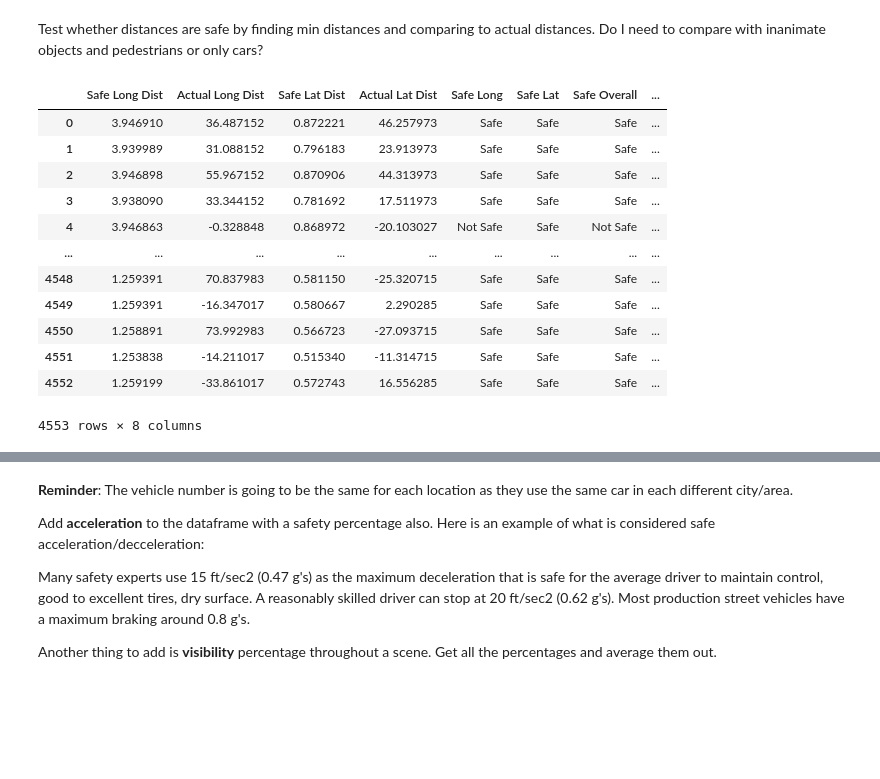
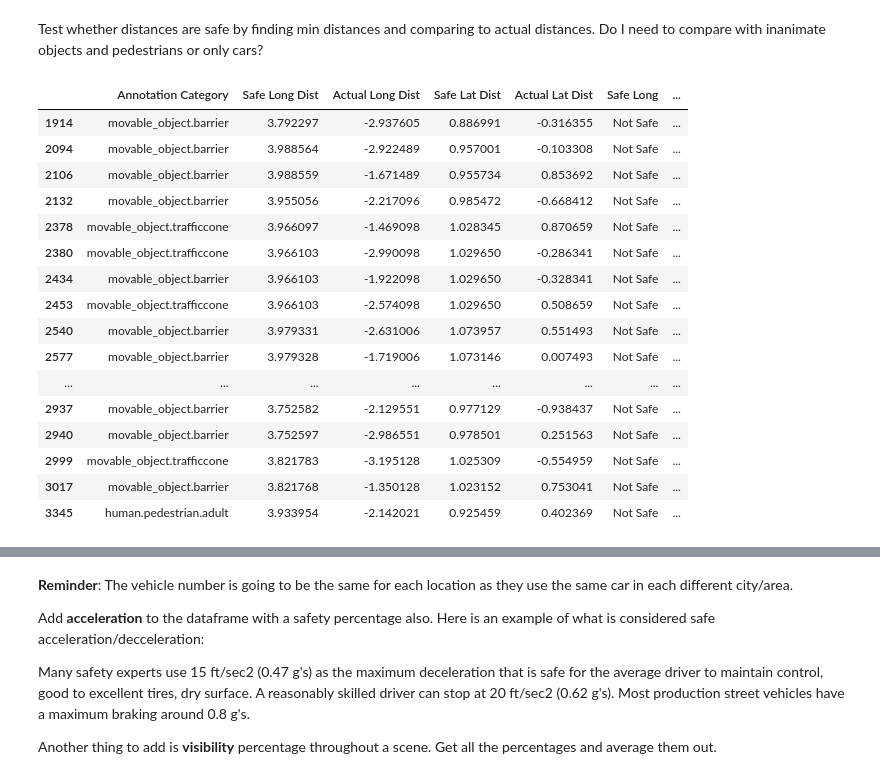
Before and after one commit to agathepetillot/UG4-Honours-Project, a Jupyter notebook: NuScenes_functions.ipynb, the cells around one changed output, grey strips where cells are left out. Drawn from its saved outputs; the diff is of its cells as text; code cells hidden in the pictures; blank space fills up the shorter version.

```diff
--- a/NuScenes_functions.ipynb
+++ b/NuScenes_functions.ipynb
@@ -71,9 +85,12 @@ Night, peds in sidewalk, peds cross crosswalk, scooter, PMD, difficult lighting
 # %%
 # A sample example with its data
-first_sample_token = my_scene['first_sample_token']
-# The rendering command below is commented out because it tends to crash in notebooks
+# my_scene0 = nusc2.scene[0]
+# my_scene0
+# first_sample_token = my_scene0['first_sample_token']
+# first_sample_token
+# # The rendering command below is commented out because it tends to crash in notebooks
 # nusc.render_sample(first_sample_token)
-my_sample = nusc.get('sample', first_sample_token)
+# my_sample = nusc.get('sample', first_sample_token)
 # %% [markdown]
 Here, we look at different timestamps and see how the annotations around the car changes. This is important as external factors create a huge difference in safe driving. Not sure yet if this is relevent to the study.
 # %%
@@ -178,7 +193,7 @@ def distance(sample_token):
         distances.append(distance_ego_pose)
 
         #print("ego pose distance:", distance_ego_pose)
-    return distances
+    return distances-4.087
 # %% [markdown]
 Lateral Distance
 # %%
@@ -312,7 +327,7 @@ def velocities(sample_data_token):
 
     #check if there are no previous or next ann as there will be no velocity
     if not sample_data_token_prev or not sample_data_token_next:
-        velocity[velocity==0] = np.nan
+        velocity = np.nan
     else:
         sample_data_prev = nusc.get('sample_data', sample_data_token_prev)
         sample_data_next = nusc.get('sample_data', sample_data_token_next)
@@ -539,7 +555,8 @@ Finding minimum longitudinal and lateral distances according to RSS.
 def d_min_longtudinal(v_r, v_f, p = 0.53, acc_max= 4.10, break_min = 4.64, break_max = 8.03):
 
     d_min = v_r*p + 0.5*acc_max*(p)**2 + (v_r + p*acc_max)**2/(2*break_min) - (v_f)**2/(2*break_max)
-
+    if not (isinstance(d_min, float)):
+        return float('inf')
     if d_min < 0:
         return 0
     else:
@@ -552,6 +569,8 @@ def d_min_lateral(v1, v2, mu = 0.07, p = 0.53, acc_max = 0.43, break_min = 0.96,
     v2_p = v2 - p*acc_max
 
     d_min = mu + ((v1+v1_p)*0.5*p + (v1_p**2)/(2*break_min)-(((v2+v1_p)/2)*p + v2_p**2/(2*break_min_correct)))
+    if not (isinstance(d_min, float)):
+        return float('inf')
     d_min = max(0, d_min)
 
     return d_min
@@ -567,7 +586,7 @@ def d_min_lateral(v1, v2, mu = 0.07, p = 0.53, acc_max = 0.43, break_min = 0.96,
 Test whether distances are safe by finding min distances and comparing to actual distances. Do I need to compare with inanimate objects and pedestrians or only cars?
 # %%
 #test velocity changes in a scene
-my_scene = nusc.scene[0]
+my_scene = nusc.scene[3]
 first_sample_token = my_scene['first_sample_token']
 my_sample = nusc.get('sample', first_sample_token)
 my_sample_token = my_sample['data']['LIDAR_TOP']
@@ -578,7 +597,7 @@ first_sample_data_token = sample_data['sample_token']
 anns = my_sample['anns']
 max_time_diff = 1.5
 ann_velocities = []
-
+ann_category = []
 actual_vels_lat = []
 actual_vels_long = []
 
@@ -605,51 +624,58 @@ while(my_sample['next'] != my_scene['last_sample_token']):
 
     for i in range(len(anns)):
         ann = anns[i]
         ann_metadata = nusc.get('sample_annotation', ann)
         velocity = box_velocity(ann, max_time_diff)
         ann_velocities.append(velocity)
+        ann_category.append(ann_metadata['category_name'])
 
         rss_long.append(d_min_longtudinal(vel_long/3.6, ann_velocities[i]/3.6))
         rss_lat.append(d_min_lateral(vel_lat/3.6, ann_velocities[i]/3.6))
 
 df = pd.DataFrame()
+df['Annotation Category'] = ann_category
 df['Safe Long Dist'] = rss_long
 df['Actual Long Dist'] = actual_vels_lat
 df['Safe Lat Dist'] = rss_lat
 df['Actual Lat Dist'] = actual_vels_long
 df['Safe Long'] = np.where((df['Safe Long Dist'] <= abs(df['Actual Long Dist'])), 'Safe', 'Not Safe')
 df['Safe Lat'] = np.where((df['Safe Lat Dist'] <= abs(df['Actual Lat Dist'])), 'Safe', 'Not Safe')
-df['Safe Overall'] = np.where(((df['Safe Long'] == 'Not Safe') | (df['Safe Lat'] == 'Not Safe')), 'Not Safe', 'Safe')
+df['Safe Overall'] = np.where(((df['Safe Long'] == 'Not Safe') & (df['Safe Lat'] == 'Not Safe')), 'Not Safe', 'Safe')
 
 conditions = [
     #(df['Safe Long'] == 'Safe'),
-    (df['Safe Long'] == 'Not Safe'),
+    #(df['Safe Long'] == 'Not Safe'),
     #(df['Safe Lat'] == 'Safe'),
-    (df['Safe Lat'] == 'Not Safe'),
+    #(df['Safe Lat'] == 'Not Safe'),
     (df['Safe Overall'] == 'Safe'),
     (df['Safe Lat'] == 'Not Safe') & (df['Safe Long'] == 'Not Safe')
     ]
 
 # create a list of the values we want to assign for each condition
-values = ['Longtudinally Not Safe', 'Laterally Not Safe', 'Longtudianally and Laterally Safe', 'Longtudianally and Laterally Unsafe']
+values = ['Overall Safe', 'Overall Unsafe']
 
 # create a new column and use np.select to assign values to it using our lists as arguments
 df['Description'] = np.select(conditions, values)
-df
+#df2=df.dropna(how='all')
+df.loc[df['Description'] == 'Overall Unsafe']
 # %% [output]
-|  | Safe Long Dist | Actual Long Dist | Safe Lat Dist | Actual Lat Dist | Safe Long | Safe Lat | Safe Overall | ... |
-| 0 | 3.946910 | 36.487152 | 0.872221 | 46.257973 | Safe | Safe | Safe | ... |
-| 1 | 3.939989 | 31.088152 | 0.796183 | 23.913973 | Safe | Safe | Safe | ... |
-| 2 | 3.946898 | 55.967152 | 0.870906 | 44.313973 | Safe | Safe | Safe | ... |
-| 3 | 3.938090 | 33.344152 | 0.781692 | 17.511973 | Safe | Safe | Safe | ... |
-| 4 | 3.946863 | -0.328848 | 0.868972 | -20.103027 | Not Safe | Safe | Not Safe | ... |
-| ... | ... | ... | ... | ... | ... | ... | ... | ... |
-| 4548 | 1.259391 | 70.837983 | 0.581150 | -25.320715 | Safe | Safe | Safe | ... |
-| 4549 | 1.259391 | -16.347017 | 0.580667 | 2.290285 | Safe | Safe | Safe | ... |
-| 4550 | 1.258891 | 73.992983 | 0.566723 | -27.093715 | Safe | Safe | Safe | ... |
-| 4551 | 1.253838 | -14.211017 | 0.515340 | -11.314715 | Safe | Safe | Safe | ... |
-| 4552 | 1.259199 | -33.861017 | 0.572743 | 16.556285 | Safe | Safe | Safe | ... |
+|  | Annotation Category | Safe Long Dist | Actual Long Dist | Safe Lat Dist | Actual Lat Dist | Safe Long | ... |
+| 1914 | movable_object.barrier | 3.792297 | -2.937605 | 0.886991 | -0.316355 | Not Safe | ... |
+| 2094 | movable_object.barrier | 3.988564 | -2.922489 | 0.957001 | -0.103308 | Not Safe | ... |
+| 2106 | movable_object.barrier | 3.988559 | -1.671489 | 0.955734 | 0.853692 | Not Safe | ... |
+| 2132 | movable_object.barrier | 3.955056 | -2.217096 | 0.985472 | -0.668412 | Not Safe | ... |
+| 2378 | movable_object.trafficcone | 3.966097 | -1.469098 | 1.028345 | 0.870659 | Not Safe | ... |
+| 2380 | movable_object.trafficcone | 3.966103 | -2.990098 | 1.029650 | -0.286341 | Not Safe | ... |
+| 2434 | movable_object.barrier | 3.966103 | -1.922098 | 1.029650 | -0.328341 | Not Safe | ... |
+| 2453 | movable_object.trafficcone | 3.966103 | -2.574098 | 1.029650 | 0.508659 | Not Safe | ... |
+| 2540 | movable_object.barrier | 3.979331 | -2.631006 | 1.073957 | 0.551493 | Not Safe | ... |
+| 2577 | movable_object.barrier | 3.979328 | -1.719006 | 1.073146 | 0.007493 | Not Safe | ... |
+| ... | ... | ... | ... | ... | ... | ... | ... |
+| 2937 | movable_object.barrier | 3.752582 | -2.129551 | 0.977129 | -0.938437 | Not Safe | ... |
+| 2940 | movable_object.barrier | 3.752597 | -2.986551 | 0.978501 | 0.251563 | Not Safe | ... |
+| 2999 | movable_object.trafficcone | 3.821783 | -3.195128 | 1.025309 | -0.554959 | Not Safe | ... |
+| 3017 | movable_object.barrier | 3.821768 | -1.350128 | 1.023152 | 0.753041 | Not Safe | ... |
+| 3345 | human.pedestrian.adult | 3.933954 | -2.142021 | 0.925459 | 0.402369 | Not Safe | ... |
-4553 rows × 8 columns
 # %%
 if ("Safe" in df['Safe Long'].values) == True:
     safe_long = df['Safe Long'].value_counts()['Safe']
```
Also changed, not shown: parts of 20 cells of this notebook, 1 other file.
